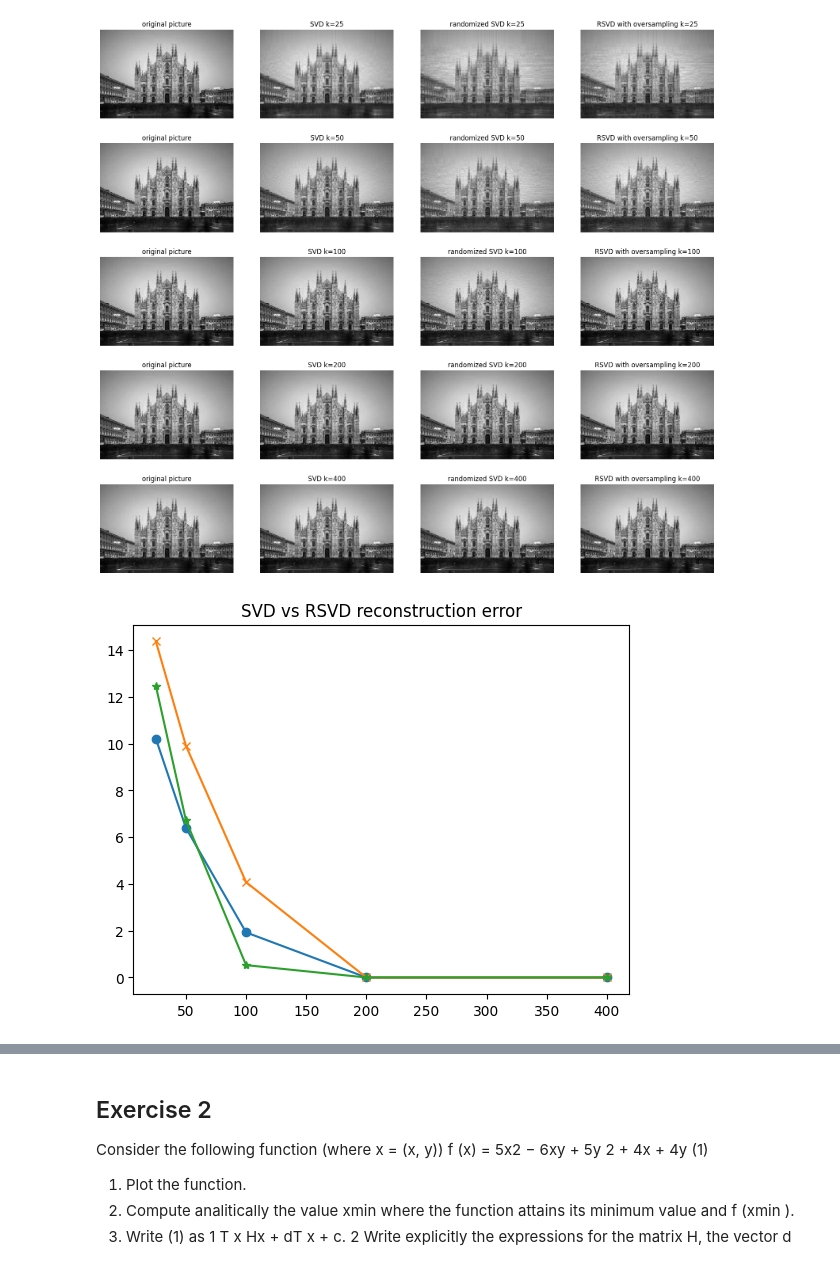
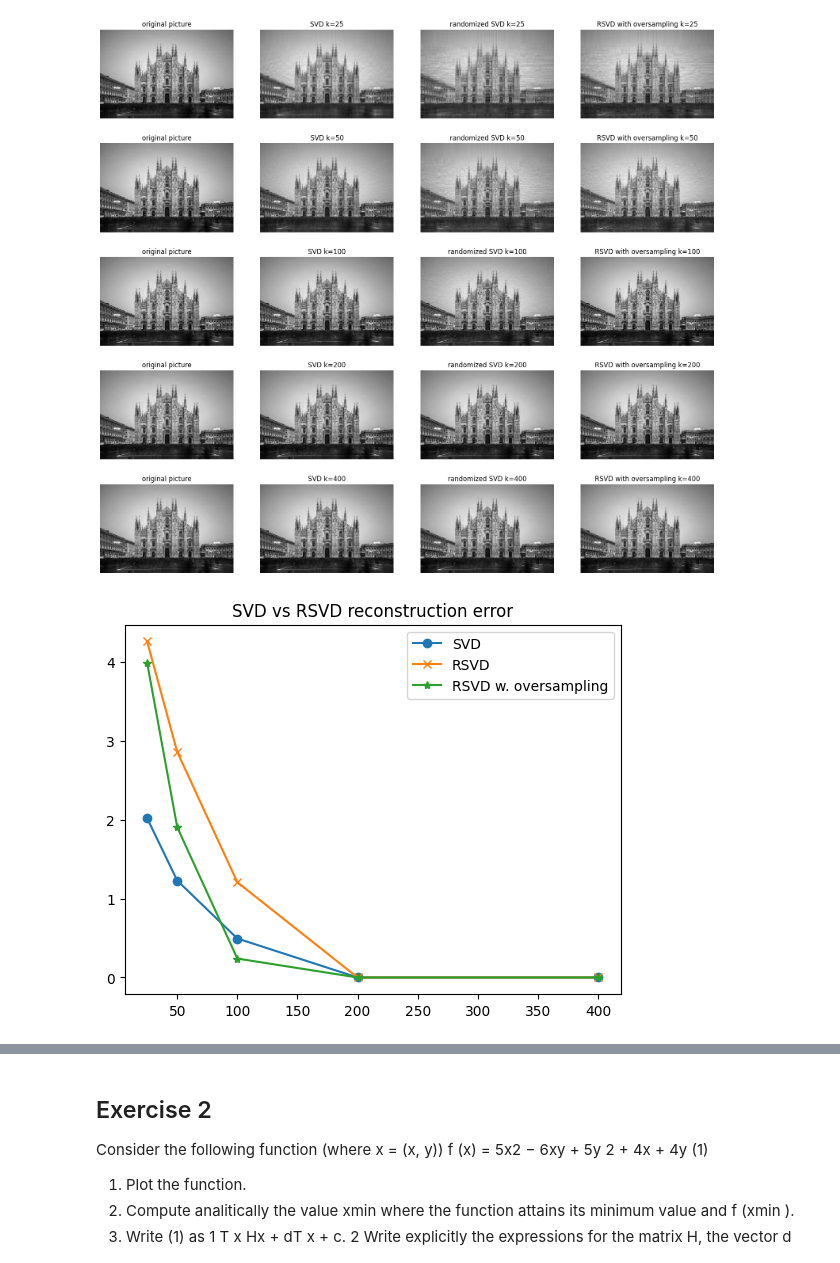
Before and after one commit to andreac01/NAML, a Jupyter notebook: pastExams/2023-07-06/2023-07-06_exam.ipynb, the cells around one changed output, grey strips where cells are left out. Saved outputs shown, nothing was run; the diff lists cells and outputs as text; code cells hidden in the pictures.

Commit message:
reproducibility and norm

```diff
--- a/pastExams/2023-07-06/2023-07-06_exam.ipynb
+++ b/pastExams/2023-07-06/2023-07-06_exam.ipynb
@@ -138,19 +138,20 @@ for i in range(len(k)):
     axs[i][2].axis('off')
     axs[i][3].axis('off')
 
-    exact_errors.append(np.linalg.norm(A - r_exact, 'fro'))
-    rand_errors.append(np.linalg.norm(A - r_rand, 'fro'))
-    over_errors.append(np.linalg.norm(A - r_oversample, 'fro'))
+    exact_errors.append(np.linalg.norm(A - r_exact, ord=2)) # 2-norm of the matrix returns the largest singular value
+    rand_errors.append(np.linalg.norm(A - r_rand, ord=2)) # 2-norm of the matrix returns the largest singular value
+    over_errors.append(np.linalg.norm(A - r_oversample, ord=2)) # 2-norm of the matrix returns the largest singular value
 # %% [output]
 [figure]
 # %%
-plt.plot(k, exact_errors, marker='o')
-plt.plot(k, rand_errors, marker='x')
-plt.plot(k, over_errors, marker='*')
+plt.plot(k, exact_errors, marker='o', label='SVD')
+plt.plot(k, rand_errors, marker='x', label='RSVD')
+plt.plot(k, over_errors, marker='*', label='RSVD w. oversampling')
 plt.title('SVD vs RSVD reconstruction error')
+plt.legend()
 plt.show()
 # %% [output]
-[figure, old version]
+[figure, new version]
 # %%
 %timeit np.linalg.svd(A)
 # %% [output]
```
Also changed, not shown: parts of 8 cells of this notebook.
